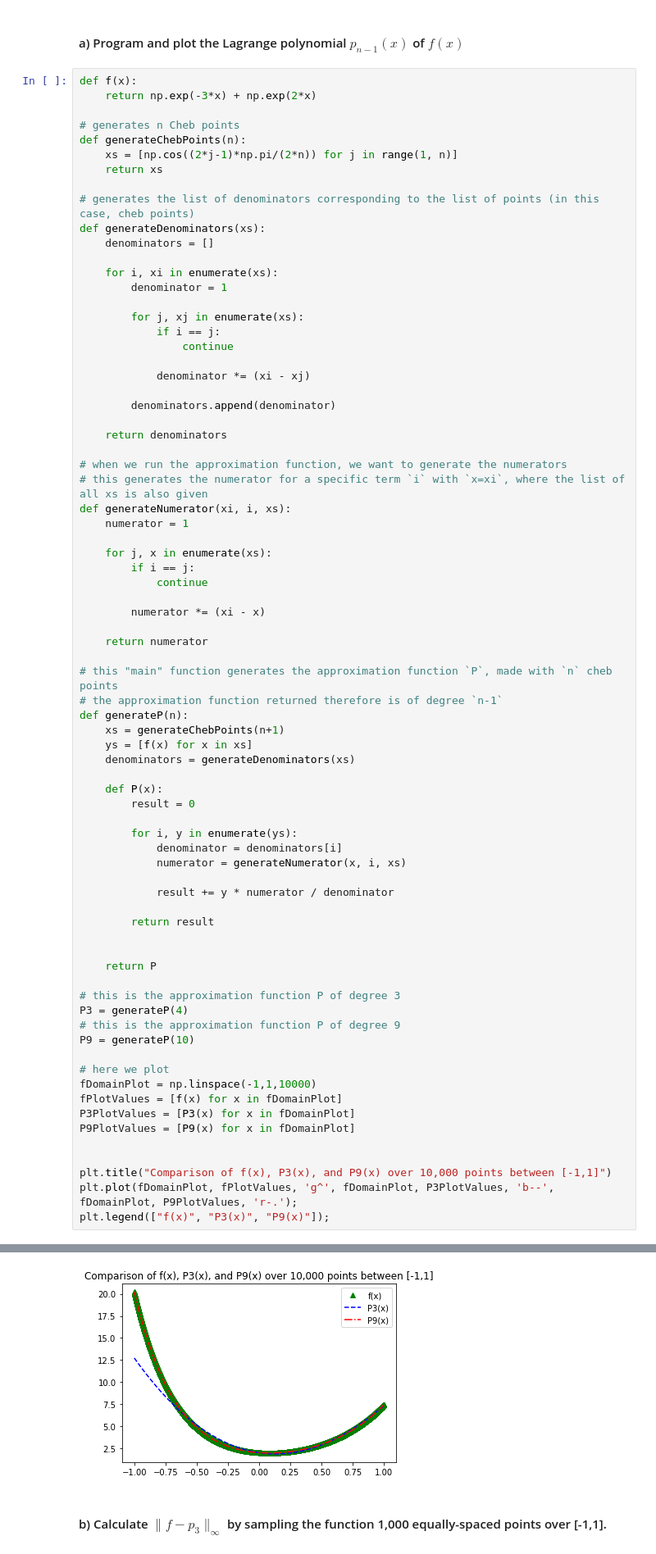
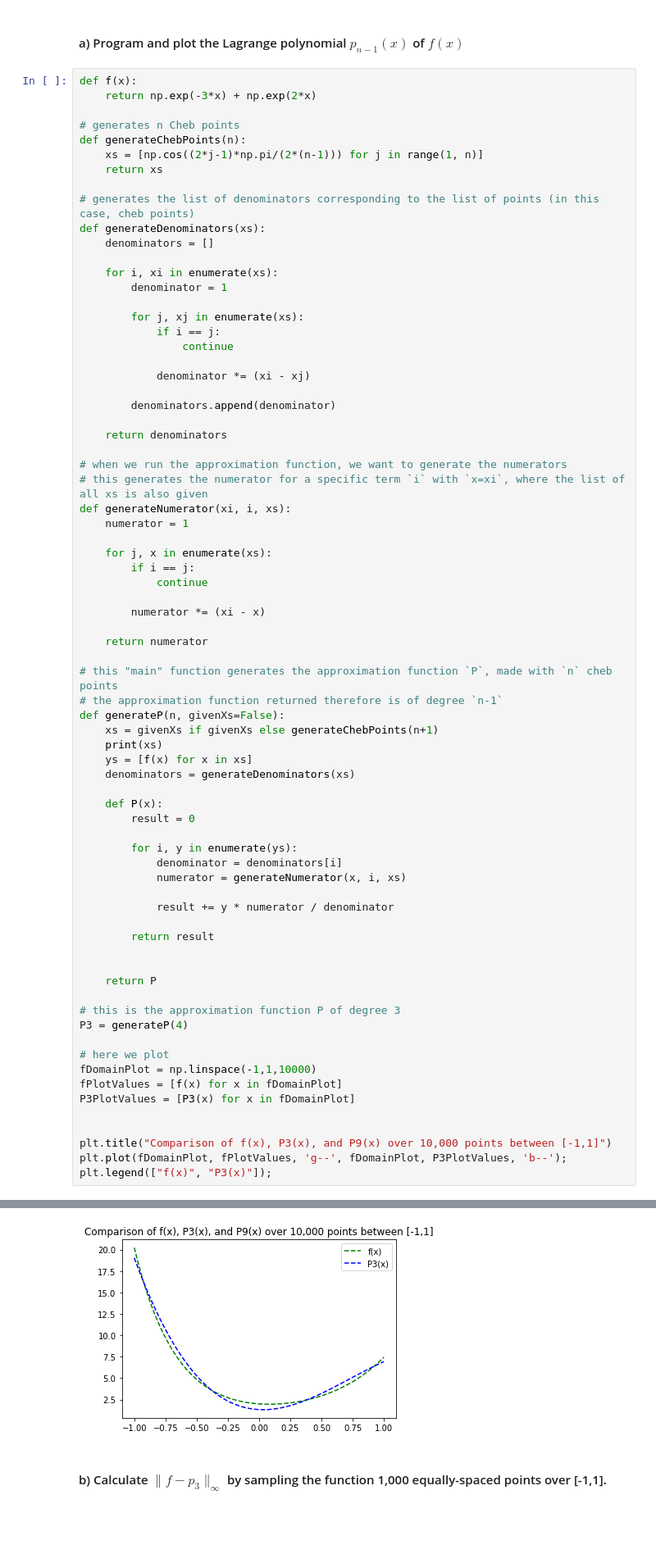
Before and after one commit to jonathanGB/am205, a Jupyter notebook: 1/assignment1.ipynb, the cells around one changed output, grey strips where cells are left out. Shown at 82% size. Cells and saved outputs as stored; diff of their text form; blank space fills up the shorter version.

```diff
--- a/1/assignment1.ipynb
+++ b/1/assignment1.ipynb
@@ -169,7 +169,7 @@ def f(x):
 
 # generates n Cheb points
 def generateChebPoints(n):
-    xs = [np.cos((2*j-1)*np.pi/(2*n)) for j in range(1, n)]
+    xs = [np.cos((2*j-1)*np.pi/(2*(n-1))) for j in range(1, n)]
     return xs
 
 # generates the list of denominators corresponding to the list of points (in this case, cheb points)
@@ -204,8 +204,9 @@ def generateNumerator(xi, i, xs):
 
 # this "main" function generates the approximation function `P`, made with `n` cheb points
 # the approximation function returned therefore is of degree `n-1`
-def generateP(n):
-    xs = generateChebPoints(n+1)
+def generateP(n, givenXs=False):
+    xs = givenXs if givenXs else generateChebPoints(n+1)
+    print(xs)
     ys = [f(x) for x in xs]
     denominators = generateDenominators(xs)
 
@@ -225,17 +226,14 @@ def generateP(n):
 
 # this is the approximation function P of degree 3
 P3 = generateP(4)
-# this is the approximation function P of degree 9
-P9 = generateP(10)
 
 # here we plot
 fDomainPlot = np.linspace(-1,1,10000)
 fPlotValues = [f(x) for x in fDomainPlot]
 P3PlotValues = [P3(x) for x in fDomainPlot]
-P9PlotValues = [P9(x) for x in fDomainPlot]
 
 
 plt.title("Comparison of f(x), P3(x), and P9(x) over 10,000 points between [-1,1]")
-plt.plot(fDomainPlot, fPlotValues, 'g^', fDomainPlot, P3PlotValues, 'b--', fDomainPlot, P9PlotValues, 'r-.');
-plt.legend(["f(x)", "P3(x)", "P9(x)"]);
+plt.plot(fDomainPlot, fPlotValues, 'g--', fDomainPlot, P3PlotValues, 'b--');
+plt.legend(["f(x)", "P3(x)"]);
 # %% [output]
@@ -242,4 +241,4 @@ plt.legend(["f(x)", "P3(x)", "P9(x)"]);
-[figure, old version]
+[figure, new version]
 # %% [markdown]
 #### b) Calculate $\|f - p_3\|_{\infty}$ by sampling the function 1,000 equally-spaced points over [-1,1].
 # %%
```
Also changed, not shown: parts of 7 cells of this notebook.
